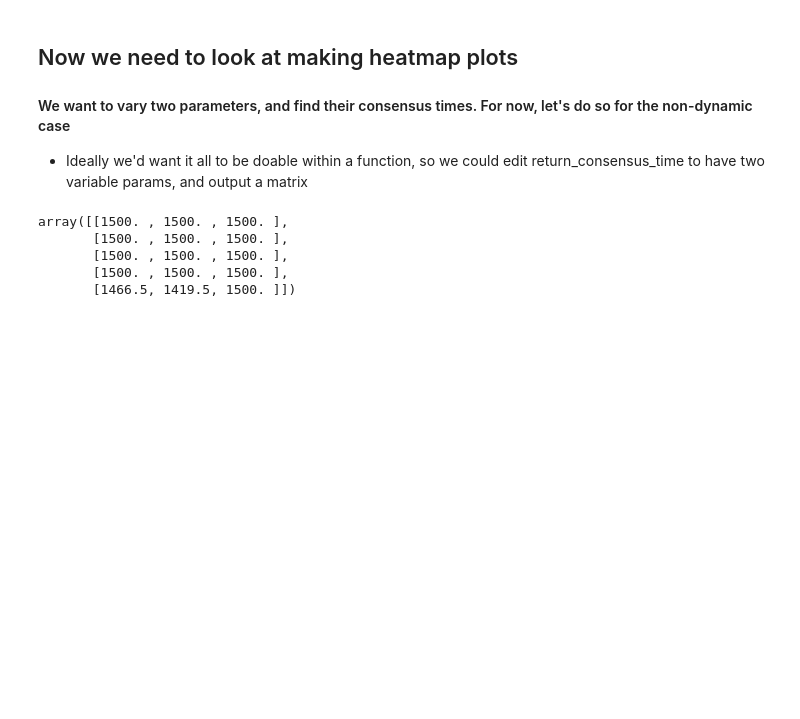
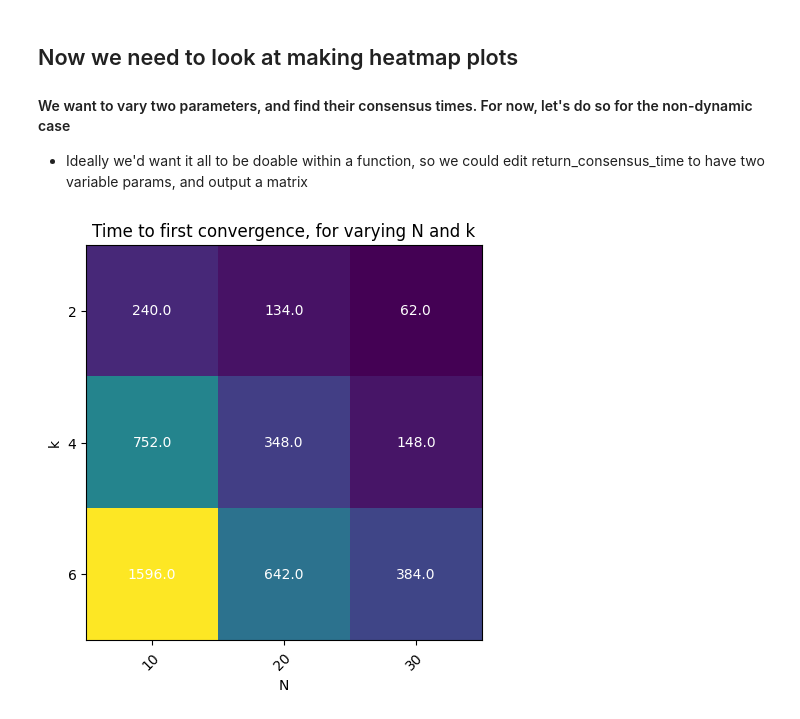
Before and after one commit to TheoLeVay1/Dynamic-Environments-in-Best-of-N, a Jupyter notebook: playground.ipynb, the cells around one changed output. Cells and saved outputs as stored; diff of their text form; code cells hidden in the pictures; blank space fills up the shorter version.

```diff
--- a/playground.ipynb
+++ b/playground.ipynb
@@ -465,8 +379,13 @@ mat = return_consensus_time(results_df, params, iterations, max_steps, variable_
-# %%
-mat
-# %% [output]
-array([[1500. , 1500. , 1500. ],
-       [1500. , 1500. , 1500. ],
-       [1500. , 1500. , 1500. ],
-       [1500. , 1500. , 1500. ],
-       [1466.5, 1419.5, 1500. ]])
+# %%
+max_steps = 1000
+iterations = 5
+
+params = {"N": 50, "k": 5, "w": 1, "alpha": 0.05, "epsilon" : 0.02,
+          "pooling" : True, "uniform" : True, "dynamics" : "none",
+          "measures" : "none", "s_proportion" : 0}
+
+results = mesa.batch_run(Model,parameters=params,number_processes=1,
+                         data_collection_period = 1,display_progress=True,
+                        iterations = iterations, max_steps=max_steps)
+
+results_df1 = pd.DataFrame(results)
@@ -472,0 +399,31 @@ array([[1500. , 1500. , 1500. ],
+# %%
+mat, stdMat, failMat = return_consensus_time(results_df1, params, iterations, max_steps, variable_parameter1 = "N",
+                          variable_parameter2 = "k", reconvergence = False)
+# %%
+fig, ax = plt.subplots()
+im = ax.imshow(mat)
+
+# Show all ticks and label them with the respective list entries
+ax.set_xticks(np.arange(len(params["N"])), labels=params["N"])
+ax.set_yticks(np.arange(len(params["k"])), labels=params["k"])
+
+# Rotate the tick labels and set their alignment.
+plt.setp(ax.get_xticklabels(), rotation=45, ha="right",
+         rotation_mode="anchor")
+
+# Loop over data dimensions and create text annotations.
+for i in range(len(params["N"])):
+    for j in range(len(params["k"])):
+        text = ax.text(j, i, mat[i, j],
+                       ha="center", va="center", color="w")
+
+ax.set_title("Time to first convergence, for varying N and k")
+fig.tight_layout()
+plt.xlabel("N")
+plt.ylabel("k")
+
+plt.savefig('Figures/Heatmaps/VaryingNandK/0.6w_0.05alpha_0.02eps.pdf')
+
+plt.show()
+# %% [output]
+[figure, added]
```
Also changed, not shown: parts of 11 cells of this notebook.
